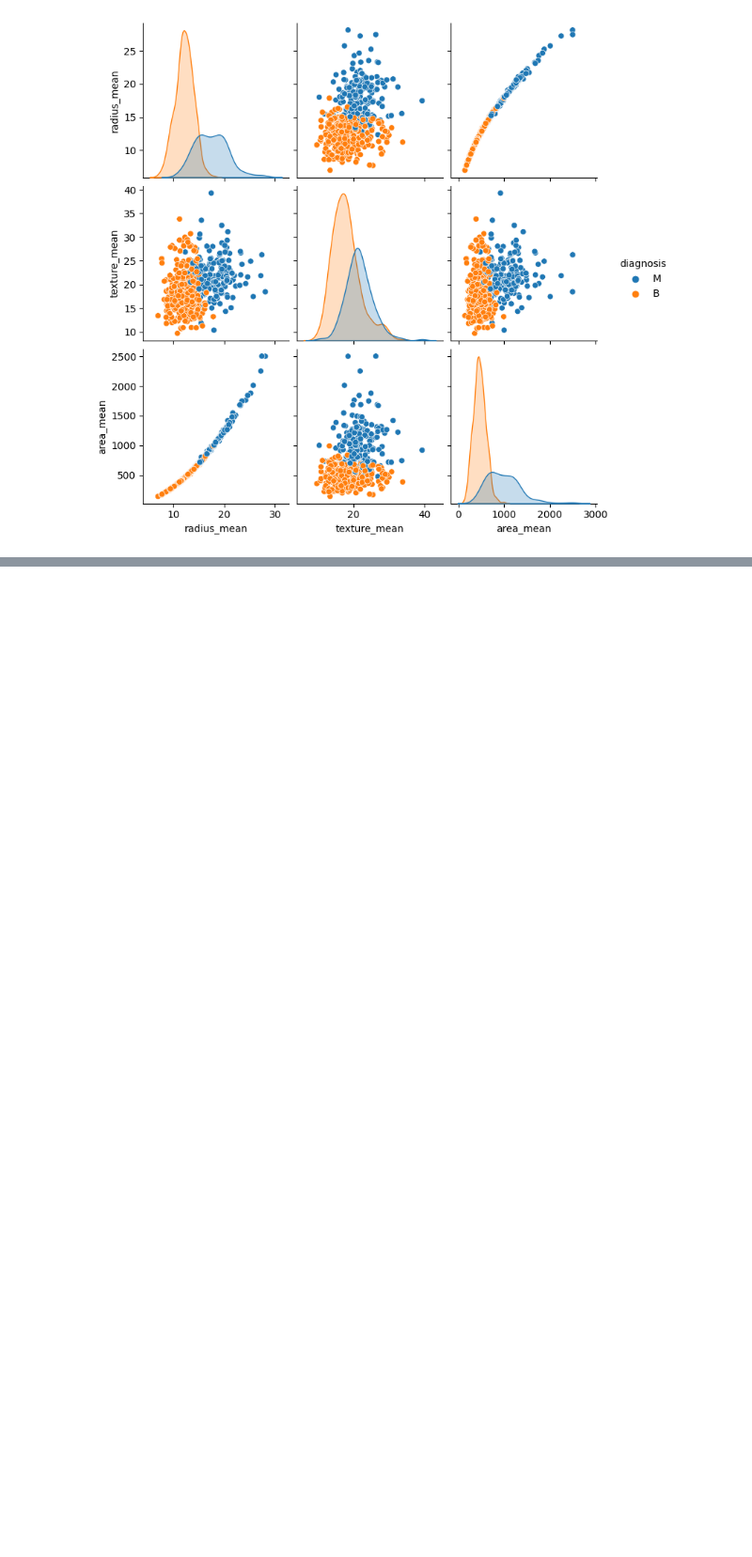
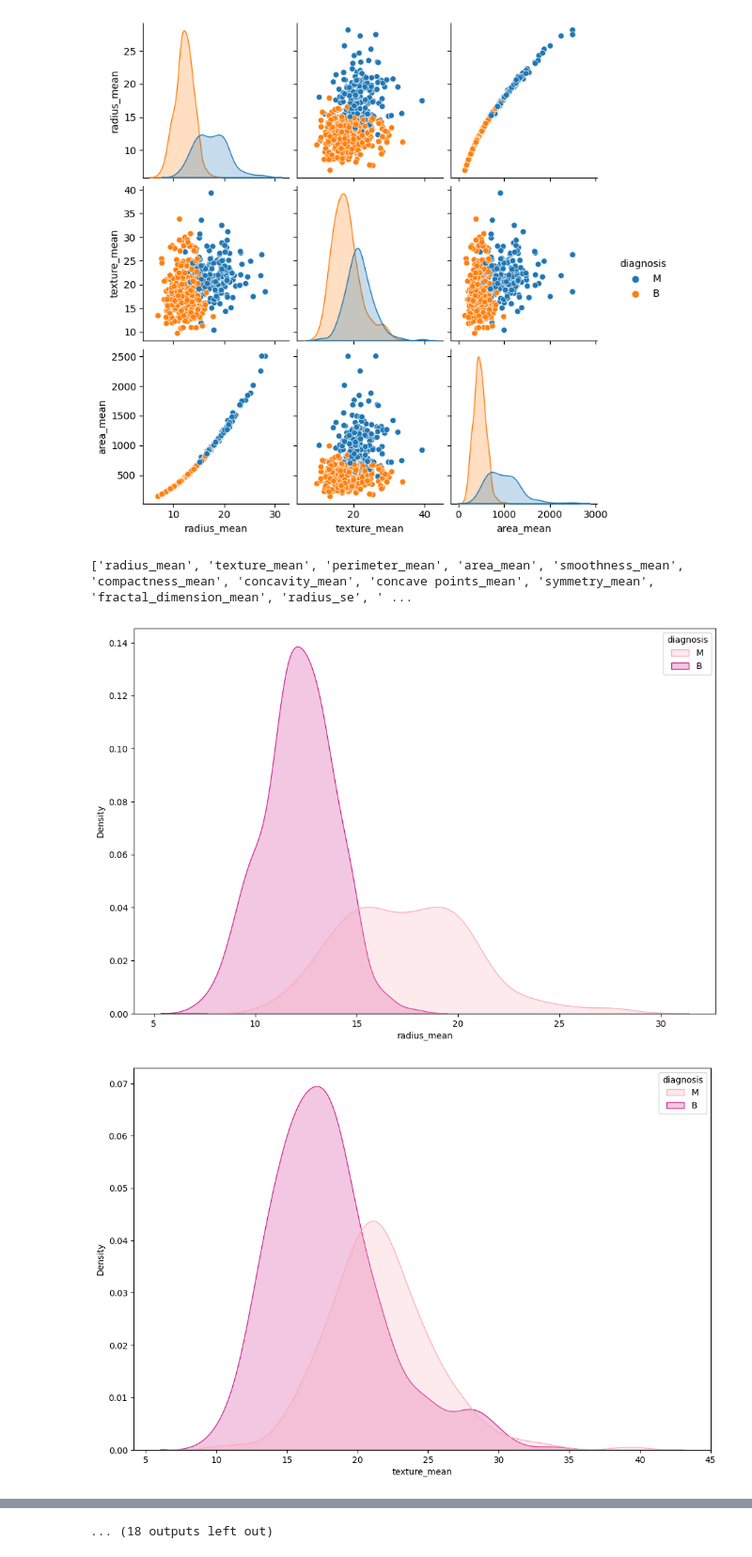
Before and after one commit to arimartorano/breastcanceranalysis, a Jupyter notebook: EDA.ipynb, the cells around one changed output, grey strips where cells are left out. Shown at 94% size. Saved outputs shown, nothing was run; the diff lists cells and outputs as text; code cells hidden in the pictures; blank space fills up the shorter version.

```diff
--- a/EDA.ipynb
+++ b/EDA.ipynb
@@ -202,3 +201,16 @@ plt.show()
 # %% [output]
 TypeError: pairplot() got an unexpected keyword argument 'color'
 [figure]
+# %%
+numeric_columns = [column for column in breastcancerdf.columns if breastcancerdf[column].dtype == 'float64']
+print(numeric_columns)
+# %% [output]
+['radius_mean', 'texture_mean', 'perimeter_mean', 'area_mean', 'smoothness_mean', 'compactness_mean', 'concavity_mean', 'concave points_mean', 'symmetry_mean', 'fractal_dimension_mean', 'radius_se', ' ...
+# %%
+for column in numeric_columns:
+    plt.figure(figsize=(12,8))
+    sns.kdeplot(data=breastcancerdf, x=column, hue='diagnosis', palette="RdPu", fill=True)
+    plt.show()
+# %% [output]
+[figure, added]
+[figure, added]
@@ -204,0 +227 @@ TypeError: pairplot() got an unexpected keyword argument 'color'
+... (18 outputs left out)
```
Also changed, not shown: parts of 2 cells of this notebook.
